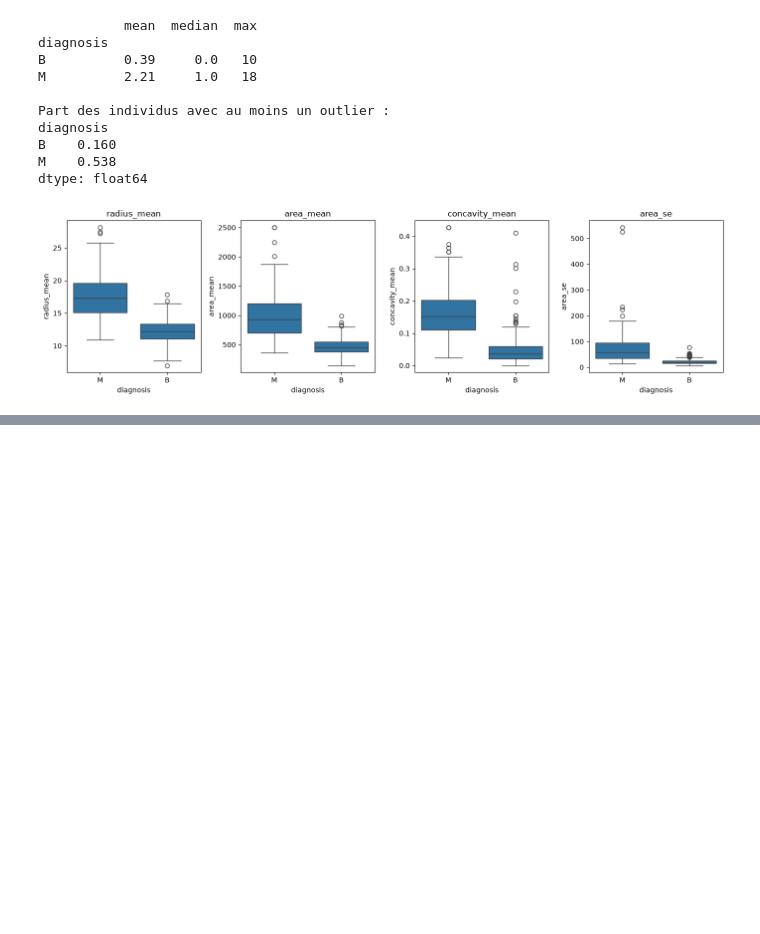
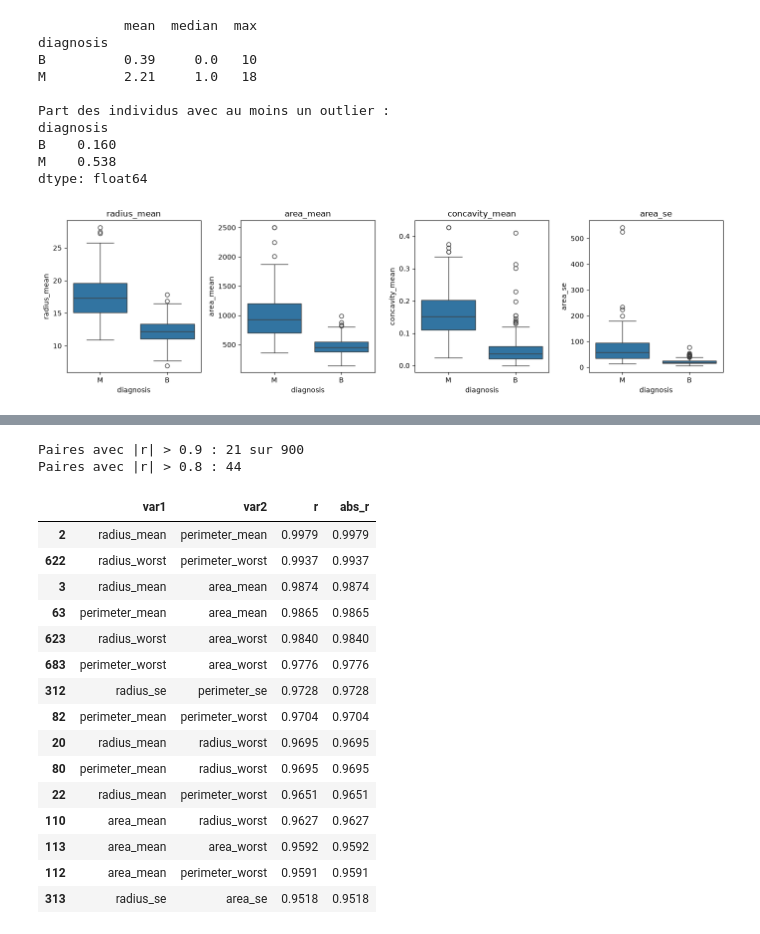
Before and after one commit to 0xCHa1Ma/ml-diagnostic_medical, a Jupyter notebook: notebooks/01_preprocessing_eda.ipynb, the cells around one changed output, grey strips where cells are left out. Drawn from its saved outputs; the diff is of its cells as text; code cells hidden in the pictures; blank space fills up the shorter version.

```diff
--- a/notebooks/01_preprocessing_eda.ipynb
+++ b/notebooks/01_preprocessing_eda.ipynb
@@ -208,0 +318,28 @@ plt.show()
+# %%
+paires = (corr.where(np.triu(np.ones(corr.shape), k=1).astype(bool))
+              .stack().rename("r").reset_index())
+paires.columns = ["var1", "var2", "r"]
+paires["abs_r"] = paires["r"].abs()
+
+print("Paires avec |r| > 0.9 :", (paires["abs_r"] > 0.9).sum(), "sur", len(paires))
+print("Paires avec |r| > 0.8 :", (paires["abs_r"] > 0.8).sum())
+paires.sort_values("abs_r", ascending=False).head(15).round(4)
+# %% [output]
+Paires avec |r| > 0.9 : 21 sur 900
+Paires avec |r| > 0.8 : 44
+|  | var1 | var2 | r | abs_r |
+| 2 | radius_mean | perimeter_mean | 0.9979 | 0.9979 |
+| 622 | radius_worst | perimeter_worst | 0.9937 | 0.9937 |
+| 3 | radius_mean | area_mean | 0.9874 | 0.9874 |
+| 63 | perimeter_mean | area_mean | 0.9865 | 0.9865 |
+| 623 | radius_worst | area_worst | 0.9840 | 0.9840 |
+| 683 | perimeter_worst | area_worst | 0.9776 | 0.9776 |
+| 312 | radius_se | perimeter_se | 0.9728 | 0.9728 |
+| 82 | perimeter_mean | perimeter_worst | 0.9704 | 0.9704 |
+| 20 | radius_mean | radius_worst | 0.9695 | 0.9695 |
+| 80 | perimeter_mean | radius_worst | 0.9695 | 0.9695 |
+| 22 | radius_mean | perimeter_worst | 0.9651 | 0.9651 |
+| 110 | area_mean | radius_worst | 0.9627 | 0.9627 |
+| 113 | area_mean | area_worst | 0.9592 | 0.9592 |
+| 112 | area_mean | perimeter_worst | 0.9591 | 0.9591 |
+| 313 | radius_se | area_se | 0.9518 | 0.9518 |
```
Also changed, not shown: parts of 11 cells of this notebook, 2 other files.
